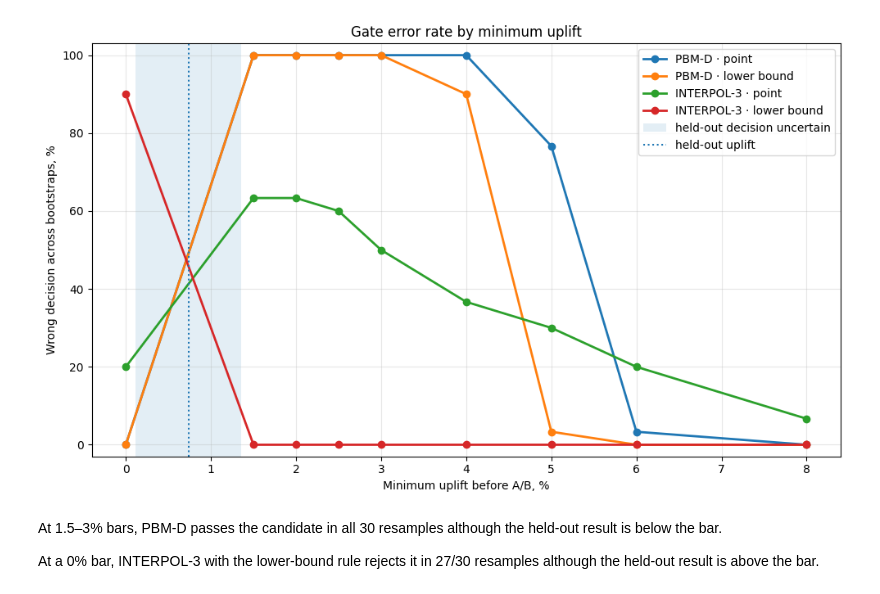
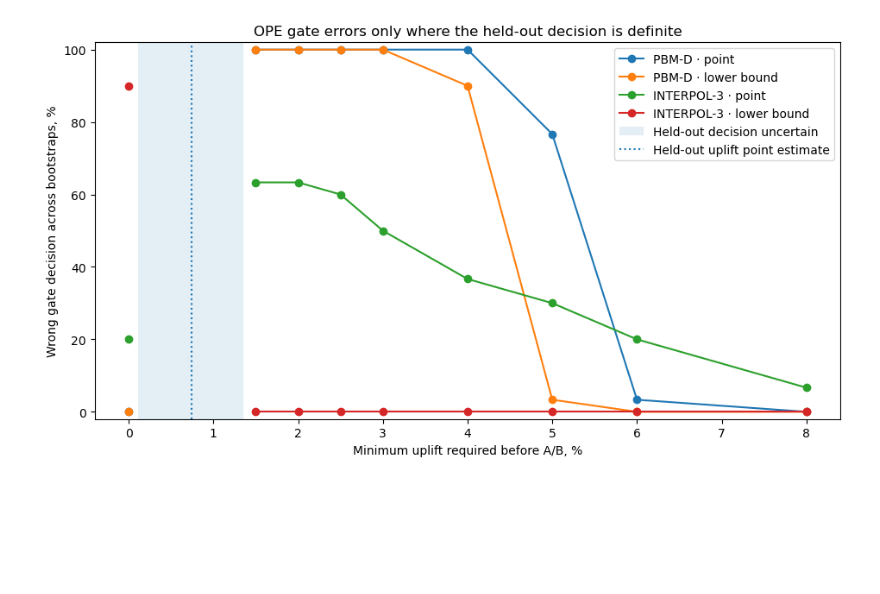
Before and after one commit to livlev/amazon-music-ope-ab-gate, a Jupyter notebook: analysis.ipynb, the cells around one changed output. Saved outputs shown, nothing was run; the diff lists cells and outputs as text; code cells hidden in the pictures; blank space fills up the shorter version.

```diff
--- a/analysis.ipynb
+++ b/analysis.ipynb
@@ -30,51 +1628,46 @@ bootstrap
 # %%
-plot_gate = gate[gate["held_out_decision"] != "uncertain"].copy()
+fig, ax = plt.subplots(figsize=(9.5, 5.3))
 
-fig, ax = plt.subplots(figsize=(10, 6))
-
-for estimator, rule, label in [
+line_specs = [
     ("PBM-D", "point", "PBM-D · point"),
     ("PBM-D", "lower_bound", "PBM-D · lower bound"),
     ("INTERPOL-3", "point", "INTERPOL-3 · point"),
     ("INTERPOL-3", "lower_bound", "INTERPOL-3 · lower bound"),
-]:
-    g = plot_gate[
-        (plot_gate["estimator"] == estimator) &
-        (plot_gate["gate_rule"] == rule)
+]
+
+for estimator, gate_rule, label in line_specs:
+    g = gate[
+        (gate["estimator"] == estimator)
+        & (gate["gate_rule"] == gate_rule)
     ].sort_values("required_uplift_pct")
 
     ax.plot(
         g["required_uplift_pct"],
-        g["wrong_decision_rate_pct"],
+        g["wrong_decision_rate"] * 100,
         marker="o",
-        linewidth=2,
         label=label,
     )
 
+# Gray region: the held-out data itself does not give a definite gate decision.
 ax.axvspan(
-    policy["held_out_uplift_envelope_lower"] * 100,
-    policy["held_out_uplift_envelope_upper"] * 100,
+    oracle_uplift_lower * 100,
+    oracle_uplift_upper * 100,
     alpha=0.12,
-    label="held-out decision uncertain",
-)
-ax.axvline(
-    policy["held_out_target_uplift"] * 100,
-    linestyle=":",
-    linewidth=1.5,
-    label="held-out uplift",
+    label="Held-out decision uncertain",
 )
 
-ax.set_title("Gate error rate by minimum uplift")
-ax.set_xlabel("Minimum uplift before A/B, %")
-ax.set_ylabel("Wrong decision across bootstraps, %")
-ax.set_ylim(-3, 103)
-ax.grid(alpha=0.3)
+ax.axvline(
+    oracle_uplift * 100,
+    linestyle=":",
+    label="Held-out uplift point estimate",
+)
+
+ax.set_xlabel("Minimum uplift required before A/B, %")
+ax.set_ylabel("Wrong gate decision across bootstraps, %")
+ax.set_title("OPE gate errors only where the held-out decision is definite")
+ax.set_ylim(-2, 102)
 ax.legend()
 fig.tight_layout()
 plt.show()
 # %% [output]
-[figure, old version]
+[figure, new version]
-# %% [markdown]
-At 1.5–3% bars, PBM-D passes the candidate in all 30 resamples although the held-out result is below the bar.
-
-At a 0% bar, INTERPOL-3 with the lower-bound rule rejects it in 27/30 resamples although the held-out result is above the bar.
```
Also changed, not shown: parts of 37 cells of this notebook, 8 other files.
